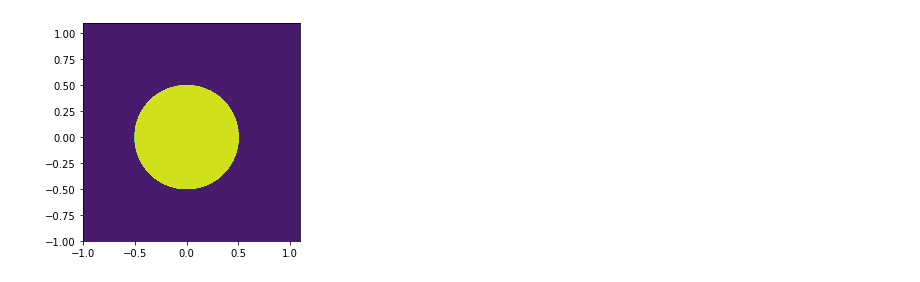
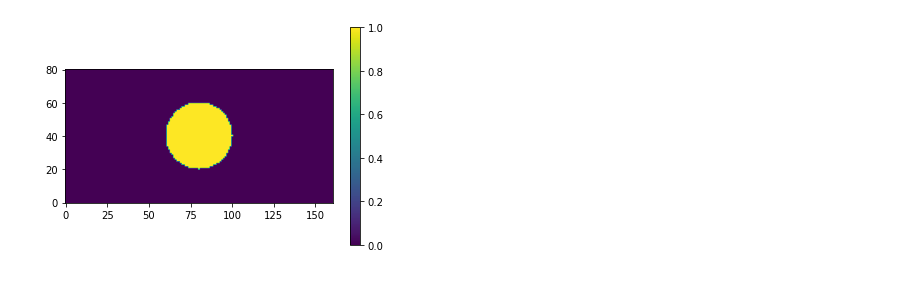
Before and after one commit to richmf/Fisica-Computacional-clases, a Jupyter notebook: Met Jacobi.ipynb, the cells around one changed output. Drawn from its saved outputs; the diff is of its cells as text; code cells hidden in the pictures.

```diff
--- a/Met Jacobi.ipynb
+++ b/Met Jacobi.ipynb
@@ -2,20 +2,30 @@
 from pylab import *
 # %%
 def malla_cuad_circ(x,y,r=0.5):
-    N , M = len(x) , len(y) # i,j
-    malla = zeros((N,M))
-    for i in range(N):
-        for j in range(M):
+    Nx , Ny = len(x) , len(y) # i,j
+    malla = zeros((Nx,Ny))
+    for i in range(Nx):
+        for j in range(Ny):
             if sqrt( x[i]**2 + y[j]**2) < r:
                 malla[i,j] = 1
     return malla
+
+def Relajar(V,V0=1):
+    Nx , Ny = V.shape
+    for i in range(1,Nx-1):
+        for j in range(1,Ny-1):
+            if V[i,j] != 1:
+                V[i,j] = 0.25*(V[i+1,j]+V[i-1,j]+V[i,j+1]+V[i,j-1])
+    return V
 # %%
-x = arange(-1,1.1,0.0025)
-y = arange(-1,1.1,0.0025)
+delta = 0.025
+x = arange(-2,2+delta,delta)
+y = arange(-1,1+delta,delta)
 XX , YY = meshgrid(x,y)
 V = malla_cuad_circ(x,y)
-contourf(XX,YY,V)
+imshow(V.transpose(),origin='lower')
 gca().set_aspect('equal')
+colorbar()
 show()
 # %% [output]
-[figure, old version]
+[figure, new version]
```
Also changed, not shown: parts of 4 cells of this notebook.
